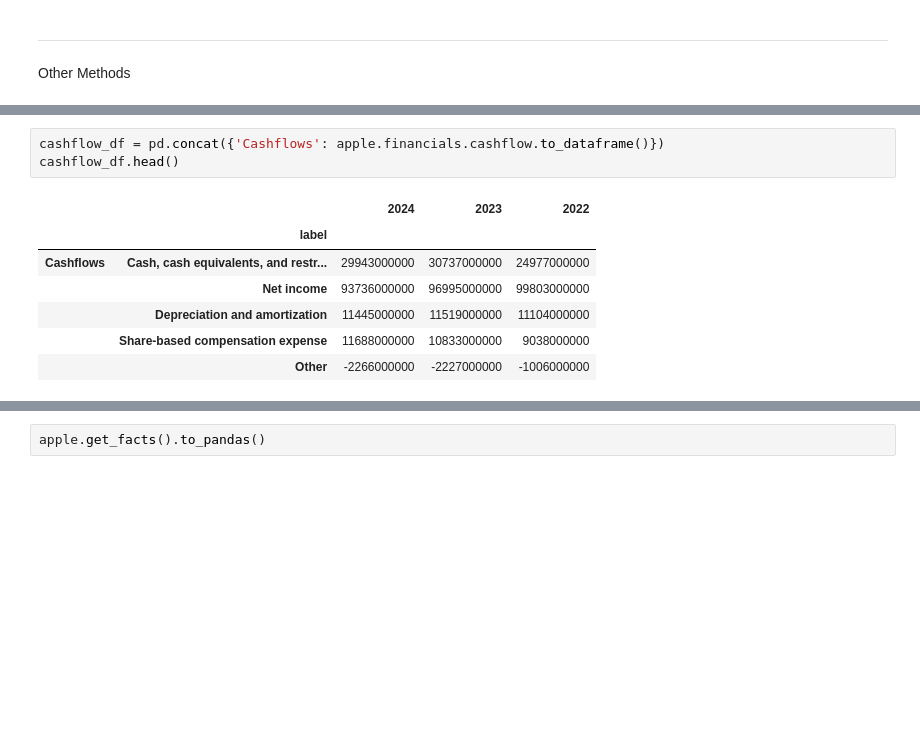
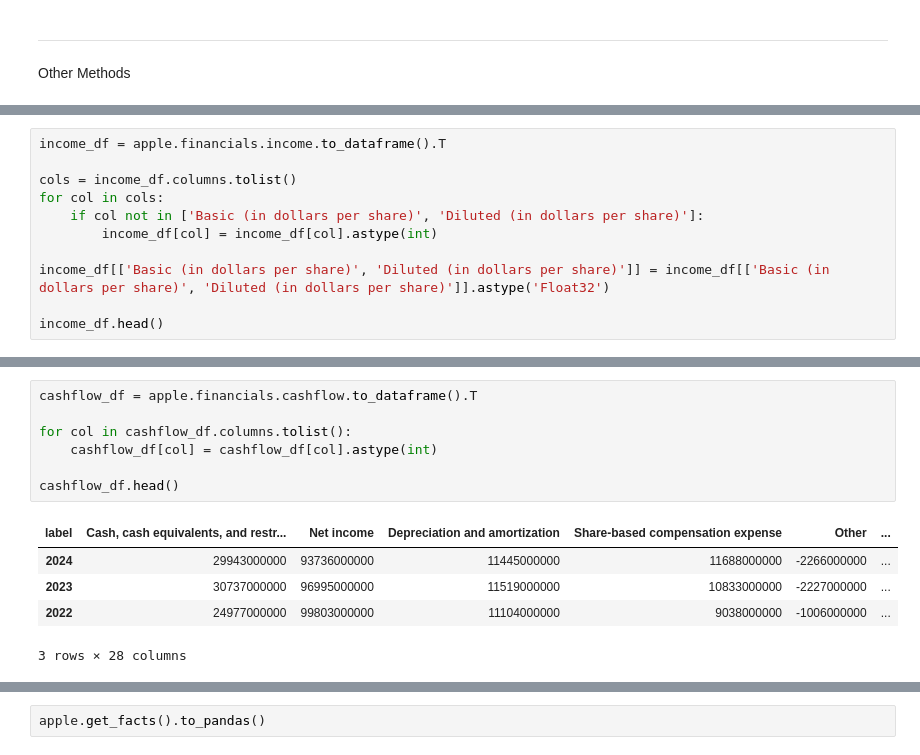
Before and after one commit to zahemen9900/DocAnalyzerAI, a Jupyter notebook: notebooks/api_testing.ipynb, the cells around one changed output, grey strips where cells are left out. Saved outputs shown, nothing was run; the diff lists cells and outputs as text; blank space fills up the shorter version.

```diff
--- a/notebooks/api_testing.ipynb
+++ b/notebooks/api_testing.ipynb
@@ -274,0 +320,11 @@ income_df.head()
+# %%
+income_df = apple.financials.income.to_dataframe().T
+
+cols = income_df.columns.tolist()
+for col in cols:
+    if col not in ['Basic (in dollars per share)', 'Diluted (in dollars per share)']:
+        income_df[col] = income_df[col].astype(int)
+
+income_df[['Basic (in dollars per share)', 'Diluted (in dollars per share)']] = income_df[['Basic (in dollars per share)', 'Diluted (in dollars per share)']].astype('Float32')
+
+income_df.head()
@@ -275,11 +336,13 @@ income_df.head()
 # %%
-cashflow_df = pd.concat({'Cashflows': apple.financials.cashflow.to_dataframe()})
+cashflow_df = apple.financials.cashflow.to_dataframe().T
+
+for col in cashflow_df.columns.tolist():
+    cashflow_df[col] = cashflow_df[col].astype(int)
+
 cashflow_df.head()
 # %% [output]
-|  |  | 2024 | 2023 | 2022 |
-|  | label |  |  |  |
-| Cashflows | Cash, cash equivalents, and restr... | 29943000000 | 30737000000 | 24977000000 |
-|  | Net income | 93736000000 | 96995000000 | 99803000000 |
-|  | Depreciation and amortization | 11445000000 | 11519000000 | 11104000000 |
-|  | Share-based compensation expense | 11688000000 | 10833000000 | 9038000000 |
-|  | Other | -2266000000 | -2227000000 | -1006000000 |
+| label | Cash, cash equivalents, and restr... | Net income | Depreciation and amortization | Share-based compensation expense | Other | ... |
+| 2024 | 29943000000 | 93736000000 | 11445000000 | 11688000000 | -2266000000 | ... |
+| 2023 | 30737000000 | 96995000000 | 11519000000 | 10833000000 | -2227000000 | ... |
+| 2022 | 24977000000 | 99803000000 | 11104000000 | 9038000000 | -1006000000 | ... |
+3 rows × 28 columns
```
Also changed, not shown: parts of 23 cells of this notebook, 45 other files.
